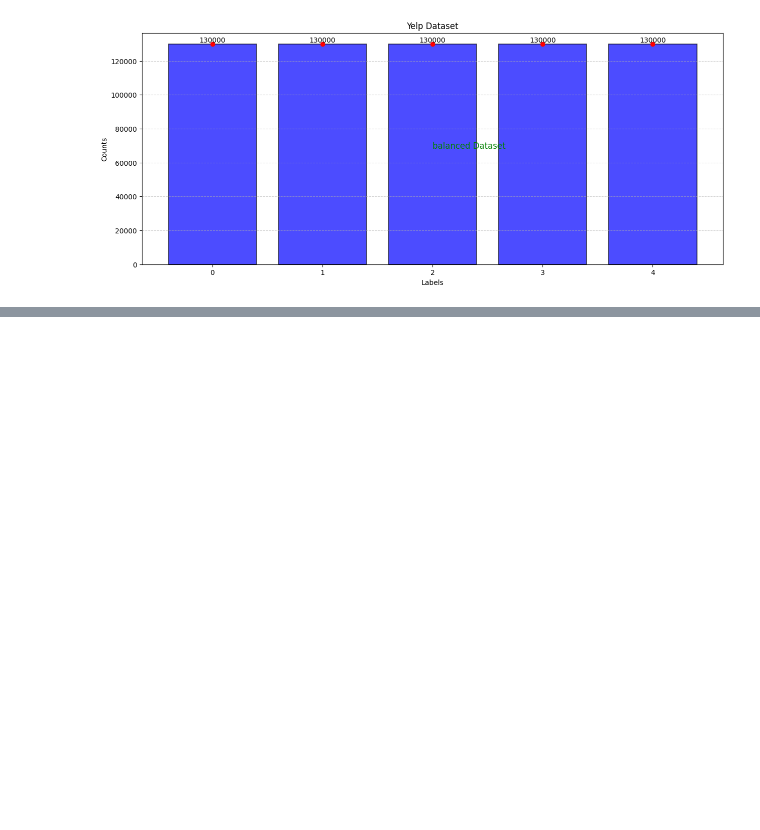
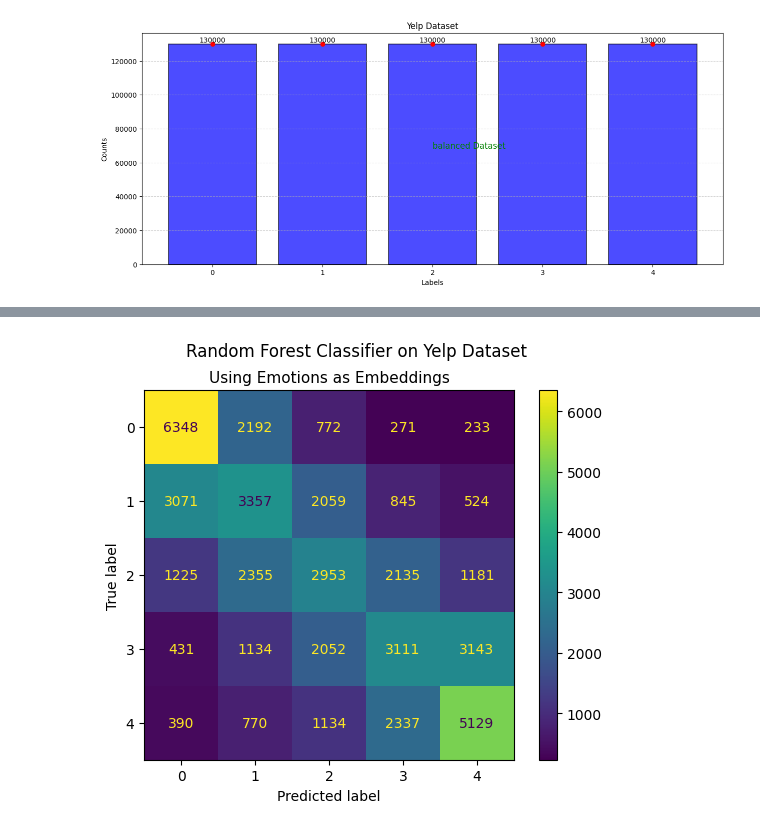
Before and after one commit to mhassan1a/Sentiment-Analysis, a Jupyter notebook: analysis.ipynb, the cells around one changed output, grey strips where cells are left out. Cells and saved outputs as stored; diff of their text form; code cells hidden in the pictures; blank space fills up the shorter version.

```diff
--- a/analysis.ipynb
+++ b/analysis.ipynb
@@ -151,2 +113,12 @@ print(f"{accuracy:0.2f}")
+# %%
+from src.models.RFC import  RandomForestClassifier
+from src.utils.helpers import load_from_disk, create_splits
+
+path = "data/yelp_to_emotions.json"
+new_yelp = load_from_disk(path)
+train_data, train_labels, test_data, test_labels = create_splits(new_yelp)
+rfc = RandomForestClassifier(n_jobs=32)
+rfc.fit(train_data, train_labels)
+preds = rfc.predict(test_data)
 # %%
 from sklearn.metrics import classification_report
@@ -153,0 +138,10 @@ from sklearn.metrics import confusion_matrix, ConfusionMatrixDisplay
+# %%
+from sklearn.metrics import confusion_matrix, ConfusionMatrixDisplay
+cm = confusion_matrix(test_labels, preds)
+disp = ConfusionMatrixDisplay(confusion_matrix=cm)
+disp.plot()
+plt.suptitle("Random Forest Classifier on Yelp Dataset", fontsize=12)
+plt.title("Using Emotions as Embeddings", fontsize=11)
+plt.show()
+# %% [output]
+[figure, added]
```
Also changed, not shown: parts of 6 cells of this notebook, 17 other files.
